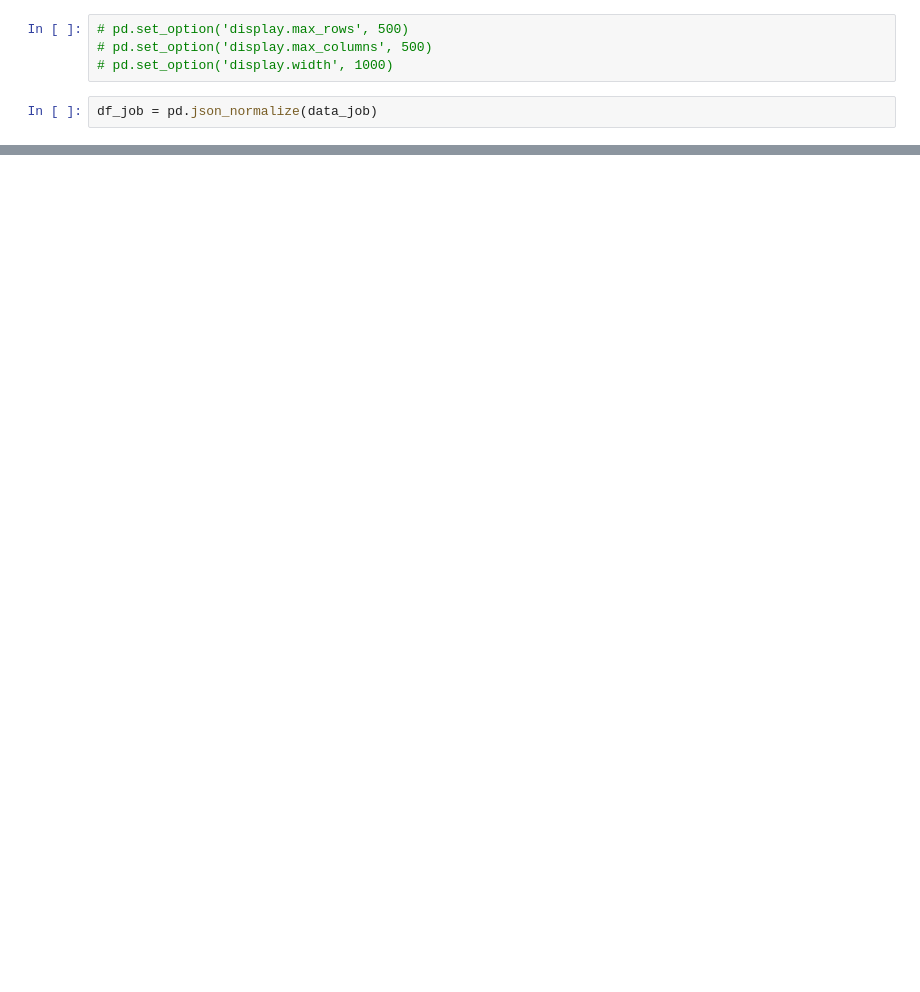
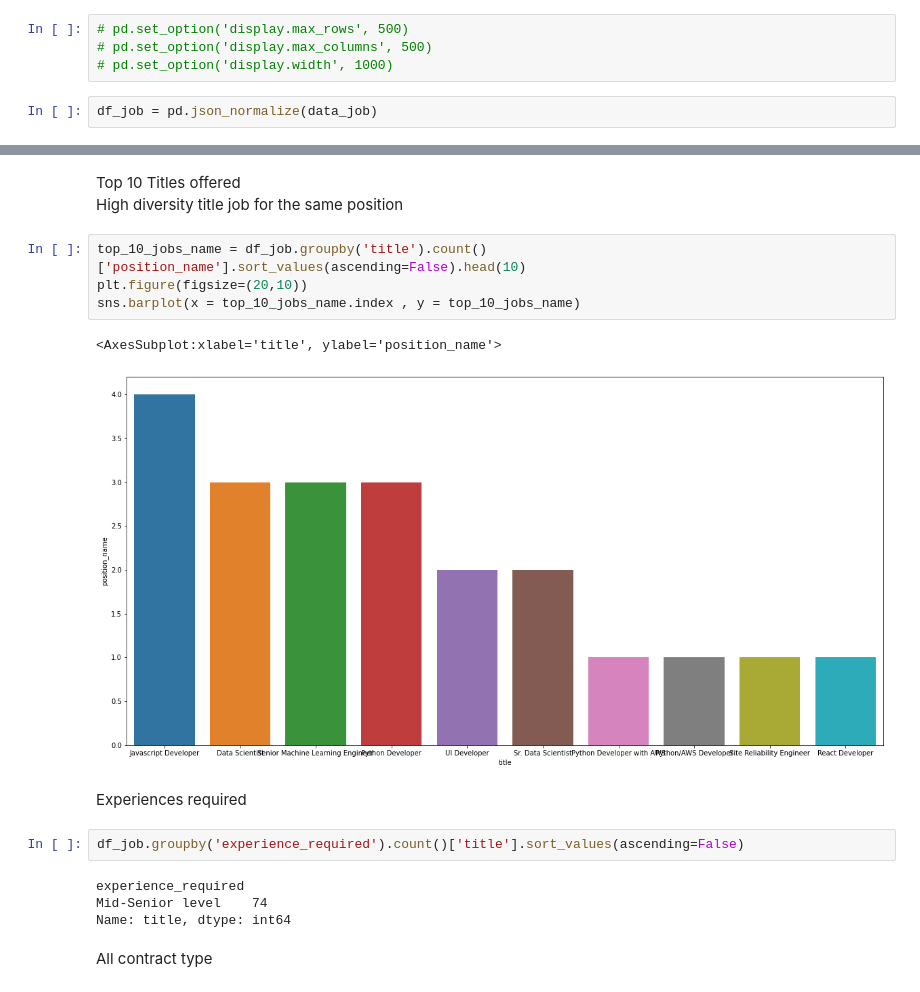
Before and after one commit to lucasvascrocha/LinkedIn-scrap, a Jupyter notebook: jobsearch/analysis/analysis.ipynb, the cells around one changed output, grey strips where cells are left out. Cells and saved outputs as stored; diff of their text form; blank space fills up the shorter version.

```diff
--- a/jobsearch/analysis/analysis.ipynb
+++ b/jobsearch/analysis/analysis.ipynb
@@ -141,0 +148,20 @@ df_job.drop_duplicates()
+# %% [markdown]
+Top 10 Titles offered
+High diversity title job for the same position
+# %%
+top_10_jobs_name = df_job.groupby('title').count()['position_name'].sort_values(ascending=False).head(10)
+plt.figure(figsize=(20,10))
+sns.barplot(x = top_10_jobs_name.index , y = top_10_jobs_name)
+# %% [output]
+<AxesSubplot:xlabel='title', ylabel='position_name'>
+[figure, added]
+# %% [markdown]
+Experiences required
+# %%
+df_job.groupby('experience_required').count()['title'].sort_values(ascending=False)
+# %% [output]
+experience_required
+Mid-Senior level    74
+Name: title, dtype: int64
+# %% [markdown]
+All contract type
```
Also changed, not shown: parts of 29 cells of this notebook, 5 other files.
